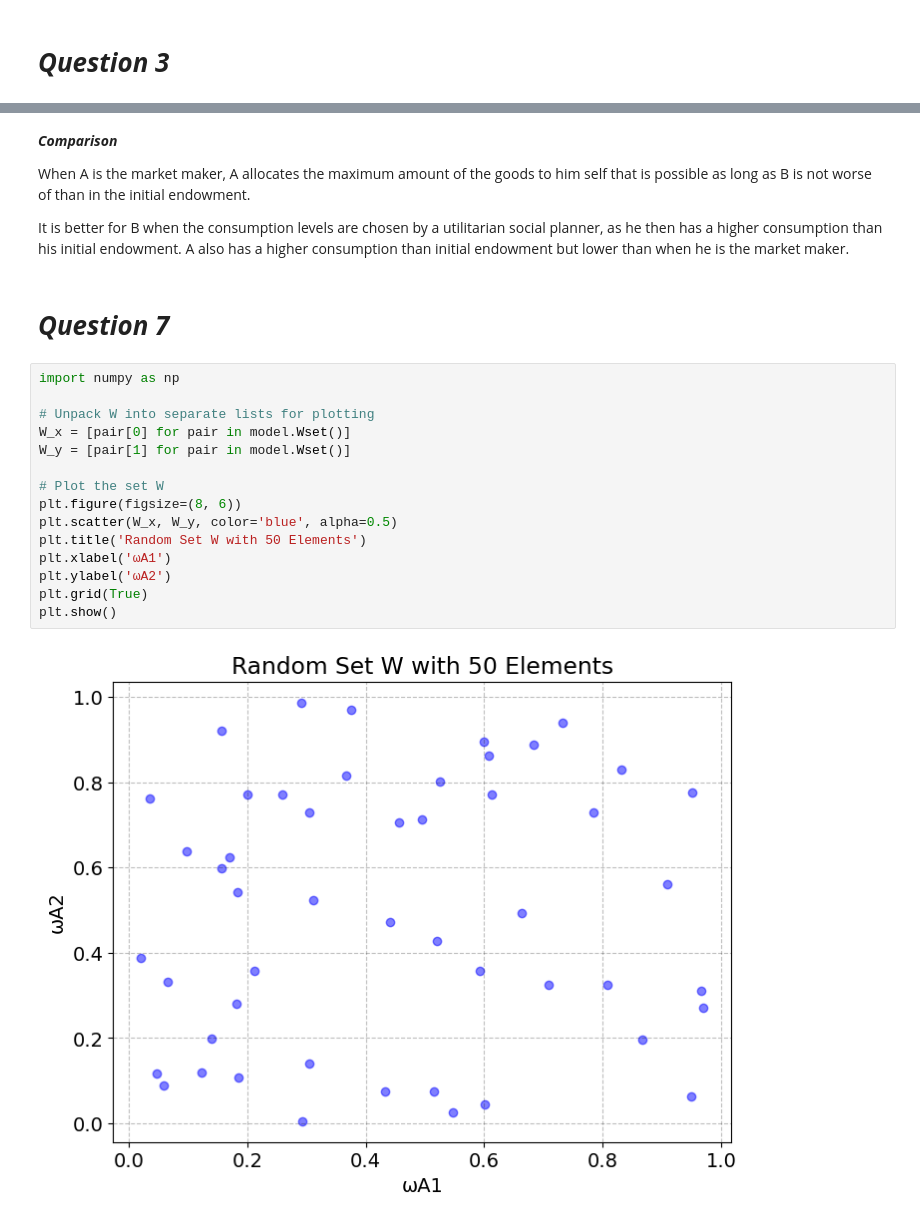
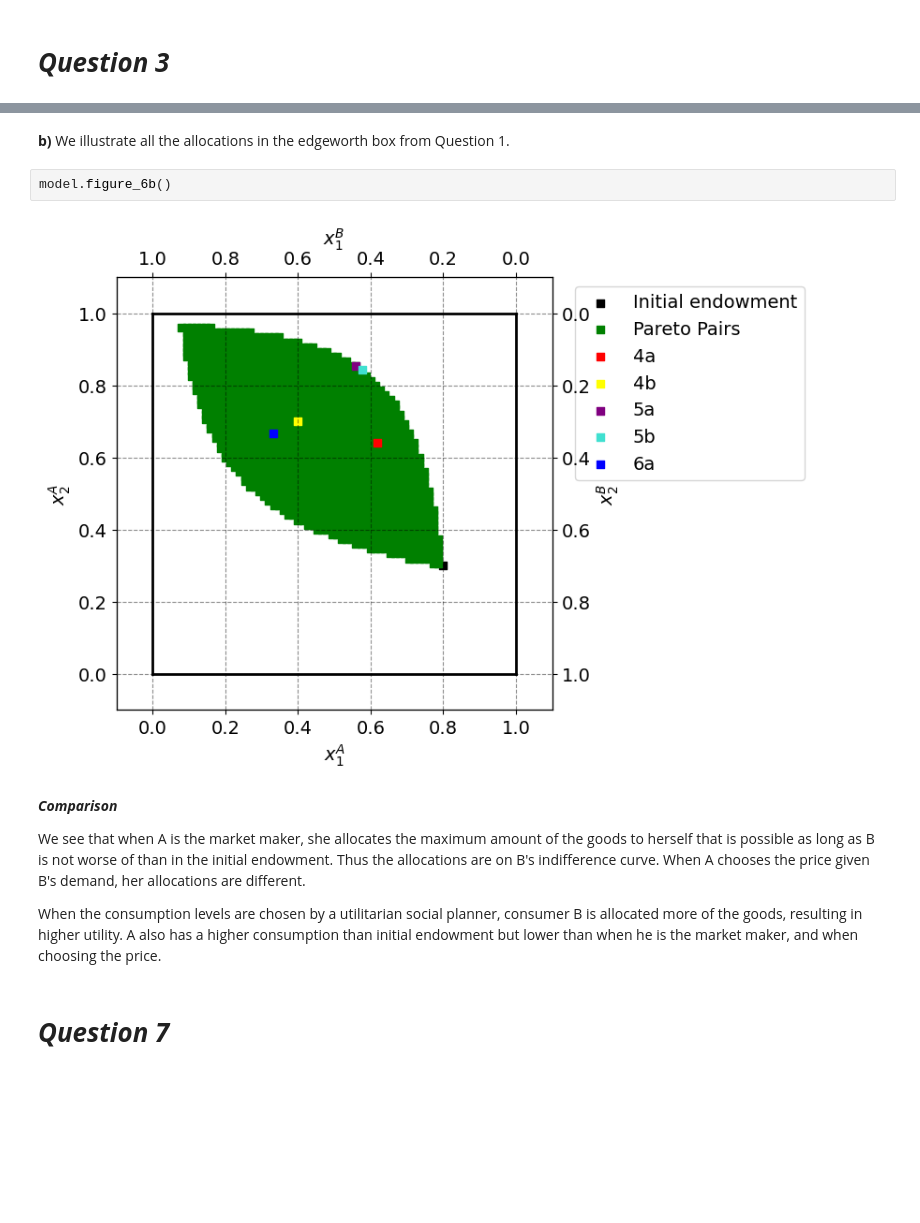
Before and after one commit to NumEconCopenhagen/projects-2024-agnete-og-andrea, a Jupyter notebook: inauguralproject/InauguralProject2024.ipynb, the cells around one changed output, grey strips where cells are left out. Saved outputs shown, nothing was run; the diff lists cells and outputs as text; blank space fills up the shorter version.

```diff
--- a/inauguralproject/InauguralProject2024.ipynb
+++ b/inauguralproject/InauguralProject2024.ipynb
@@ -195,29 +128,19 @@ ax_A.legend(frameon=True,loc='upper right',bbox_to_anchor=(1.6,1.0));
+# %% [markdown]
+**b)**
+We illustrate all the allocations in the edgeworth box from Question 1.
+# %%
+model.figure_6b()
+# %% [output]
+[figure, added]
 # %% [markdown]
 
 
 ***Comparison***
 
 
-When A is the market maker, A allocates the maximum amount of the goods to him self that is possible as long as B is not worse of than in the initial endowment.
+We see that when A is the market maker, she allocates the maximum amount of the goods to herself that is possible as long as B is not worse of than in the initial endowment. Thus the allocations are on B's indifference curve.
+When A chooses the price given B's demand, her allocations are different.
 
-
-It is better for B when the consumption levels are chosen by a utilitarian social planner, as he then has a higher consumption than his initial endowment. A also has a higher consumption than initial endowment but lower than when he is the market maker.
+When the consumption levels are chosen by a utilitarian social planner, consumer B is allocated more of the goods, resulting in higher utility. A also has a higher consumption than initial endowment but lower than when he is the market maker, and when choosing the price.
 # %% [markdown]
 # ***Question 7***
-# %%
-import numpy as np
-
-# Unpack W into separate lists for plotting
-W_x = [pair[0] for pair in model.Wset()]
-W_y = [pair[1] for pair in model.Wset()]
-
-# Plot the set W
-plt.figure(figsize=(8, 6))
-plt.scatter(W_x, W_y, color='blue', alpha=0.5)
-plt.title('Random Set W with 50 Elements')
-plt.xlabel('ωA1')
-plt.ylabel('ωA2')
-plt.grid(True)
-plt.show()
-# %% [output]
-[figure, removed]
```
Also changed, not shown: parts of 46 cells of this notebook, 1 other file.
